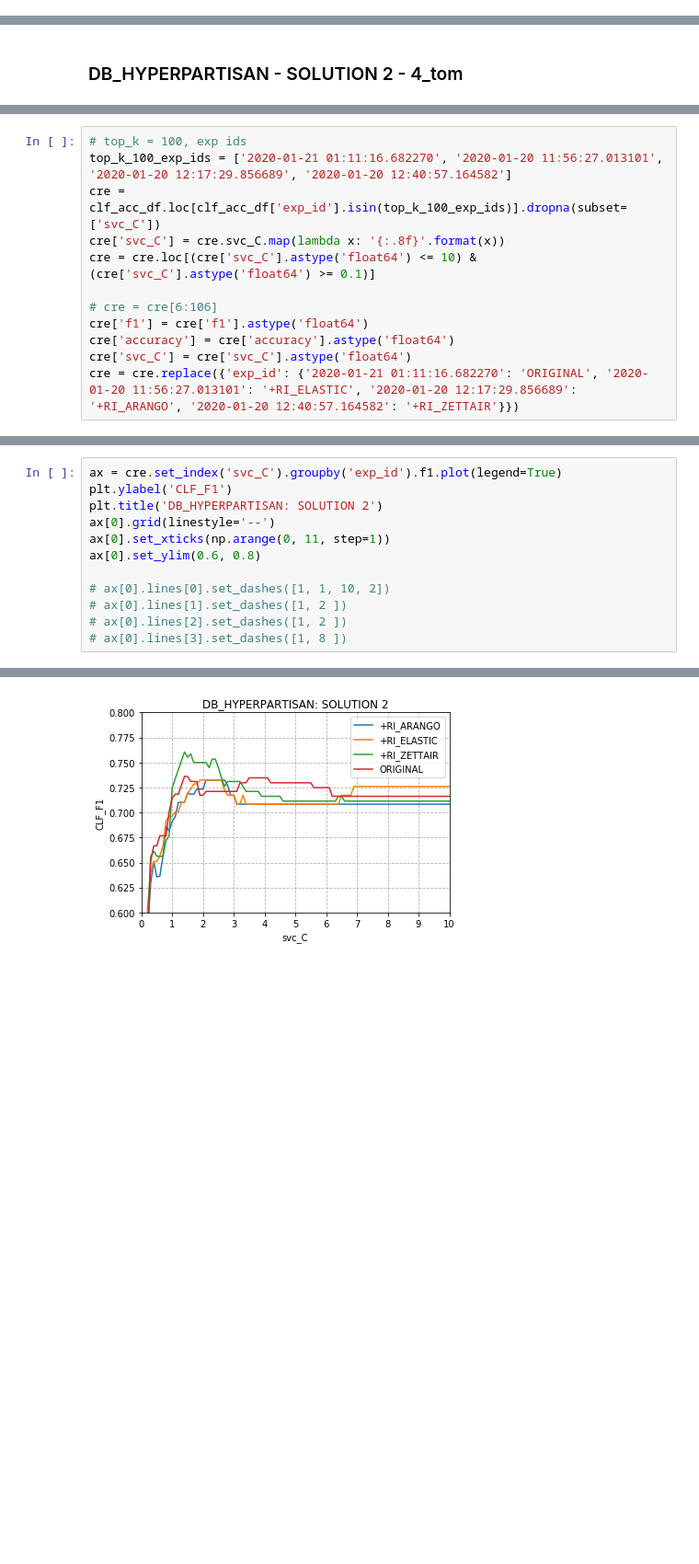
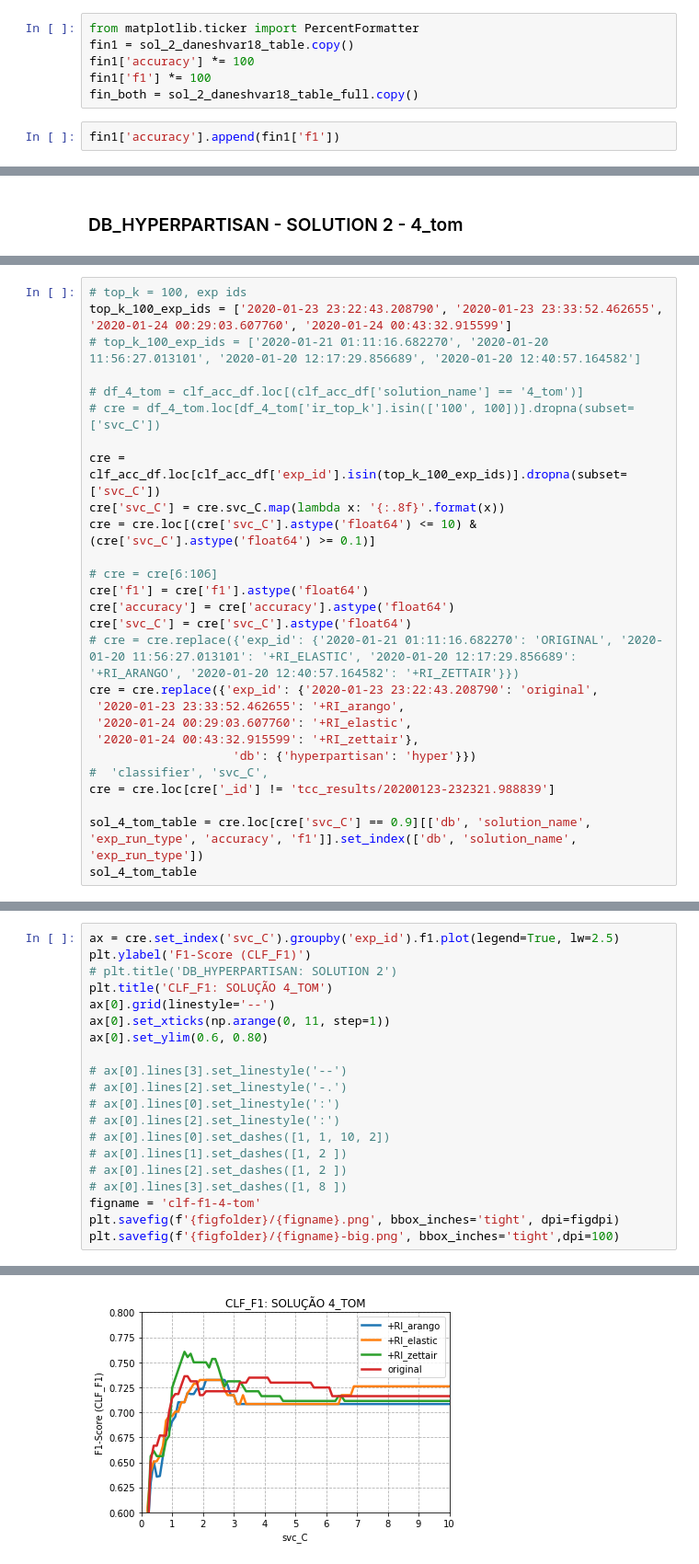
Before and after one commit to ruanmed/tcc-ii-ir-features-text-mining, a Jupyter notebook: tool-testing/results.ipynb, the cells around one changed output, grey strips where cells are left out. Shown at 92% size. Saved outputs shown, nothing was run; the diff lists cells and outputs as text; blank space fills up the shorter version.

```diff
--- a/tool-testing/results.ipynb
+++ b/tool-testing/results.ipynb
@@ -141,0 +259,8 @@ cre
+# %%
+from matplotlib.ticker import PercentFormatter
+fin1 = sol_2_daneshvar18_table.copy()
+fin1['accuracy'] *= 100
+fin1['f1'] *= 100
+fin_both = sol_2_daneshvar18_table_full.copy()
+# %%
+fin1['accuracy'].append(fin1['f1'])
@@ -191,6 +626,11 @@ sel_4_tom.loc[sel_4_tom['top_k'] == '100']
 # %%
 # top_k = 100, exp ids
-top_k_100_exp_ids = ['2020-01-21 01:11:16.682270', '2020-01-20 11:56:27.013101', '2020-01-20 12:17:29.856689', '2020-01-20 12:40:57.164582']
+top_k_100_exp_ids = ['2020-01-23 23:22:43.208790', '2020-01-23 23:33:52.462655', '2020-01-24 00:29:03.607760', '2020-01-24 00:43:32.915599']
+# top_k_100_exp_ids = ['2020-01-21 01:11:16.682270', '2020-01-20 11:56:27.013101', '2020-01-20 12:17:29.856689', '2020-01-20 12:40:57.164582']
+
+# df_4_tom = clf_acc_df.loc[(clf_acc_df['solution_name'] == '4_tom')]
+# cre = df_4_tom.loc[df_4_tom['ir_top_k'].isin(['100', 100])].dropna(subset=['svc_C'])
+
 cre = clf_acc_df.loc[clf_acc_df['exp_id'].isin(top_k_100_exp_ids)].dropna(subset=['svc_C'])
 cre['svc_C'] = cre.svc_C.map(lambda x: '{:.8f}'.format(x))
 cre = cre.loc[(cre['svc_C'].astype('float64') <= 10) & (cre['svc_C'].astype('float64') >= 0.1)]
@@ -199,4 +639,14 @@ cre = cre.loc[(cre['svc_C'].astype('float64') <= 10) & (cre['svc_C'].astype('flo
 cre['f1'] = cre['f1'].astype('float64')
 cre['accuracy'] = cre['accuracy'].astype('float64')
 cre['svc_C'] = cre['svc_C'].astype('float64')
-cre = cre.replace({'exp_id': {'2020-01-21 01:11:16.682270': 'ORIGINAL', '2020-01-20 11:56:27.013101': '+RI_ELASTIC', '2020-01-20 12:17:29.856689': '+RI_ARANGO', '2020-01-20 12:40:57.164582': '+RI_ZETTAIR'}})
+# cre = cre.replace({'exp_id': {'2020-01-21 01:11:16.682270': 'ORIGINAL', '2020-01-20 11:56:27.013101': '+RI_ELASTIC', '2020-01-20 12:17:29.856689': '+RI_ARANGO', '2020-01-20 12:40:57.164582': '+RI_ZETTAIR'}})
+cre = cre.replace({'exp_id': {'2020-01-23 23:22:43.208790': 'original',
+ '2020-01-23 23:33:52.462655': '+RI_arango',
+ '2020-01-24 00:29:03.607760': '+RI_elastic',
+ '2020-01-24 00:43:32.915599': '+RI_zettair'},
+                    'db': {'hyperpartisan': 'hyper'}})
+#  'classifier', 'svc_C',
+cre = cre.loc[cre['_id'] != 'tcc_results/20200123-232321.988839']
+
+sol_4_tom_table = cre.loc[cre['svc_C'] == 0.9][['db', 'solution_name', 'exp_run_type', 'accuracy', 'f1']].set_index(['db', 'solution_name', 'exp_run_type'])
+sol_4_tom_table
@@ -203,13 +738,21 @@ cre = cre.replace({'exp_id': {'2020-01-21 01:11:16.682270': 'ORIGINAL', '2020-01
 # %%
-ax = cre.set_index('svc_C').groupby('exp_id').f1.plot(legend=True)
-plt.ylabel('CLF_F1')
-plt.title('DB_HYPERPARTISAN: SOLUTION 2')
+ax = cre.set_index('svc_C').groupby('exp_id').f1.plot(legend=True, lw=2.5)
+plt.ylabel('F1-Score (CLF_F1)')
+# plt.title('DB_HYPERPARTISAN: SOLUTION 2')
+plt.title('CLF_F1: SOLUÇÃO 4_TOM')
 ax[0].grid(linestyle='--')
 ax[0].set_xticks(np.arange(0, 11, step=1))
-ax[0].set_ylim(0.6, 0.8)
+ax[0].set_ylim(0.6, 0.80)
 
+# ax[0].lines[3].set_linestyle('--')
+# ax[0].lines[2].set_linestyle('-.')
+# ax[0].lines[0].set_linestyle(':')
+# ax[0].lines[2].set_linestyle(':')
 # ax[0].lines[0].set_dashes([1, 1, 10, 2])
 # ax[0].lines[1].set_dashes([1, 2 ])
 # ax[0].lines[2].set_dashes([1, 2 ])
 # ax[0].lines[3].set_dashes([1, 8 ])
+figname = 'clf-f1-4-tom'
+plt.savefig(f'{figfolder}/{figname}.png', bbox_inches='tight', dpi=figdpi)
+plt.savefig(f'{figfolder}/{figname}-big.png', bbox_inches='tight',dpi=100)
 # %% [output]
@@ -217 +759 @@ ax[0].set_ylim(0.6, 0.8)
-[figure, old version]
+[figure, new version]
```
Also changed, not shown: parts of 48 cells of this notebook, 6 other files.
